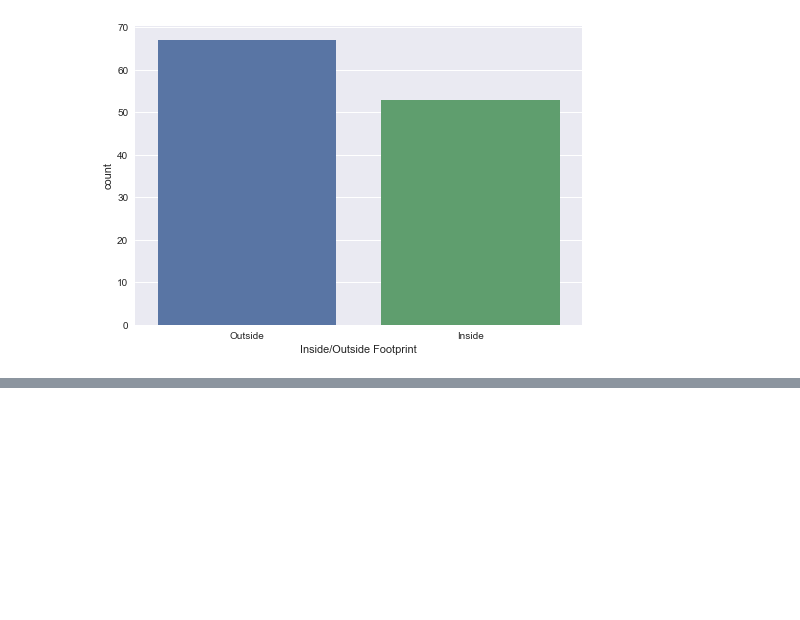
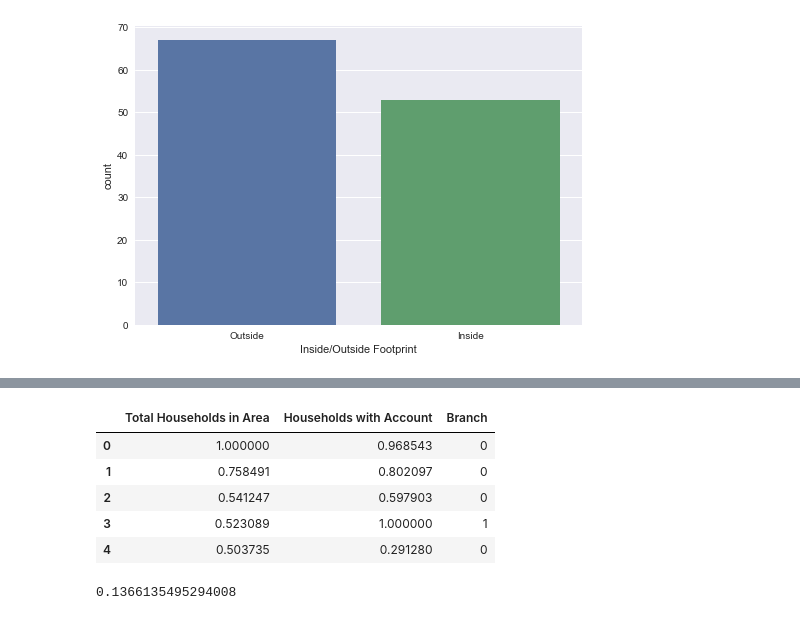
Before and after one commit to ZiaoChen/BC3406, a Jupyter notebook: General/Case 1.ipynb, the cells around one changed output, grey strips where cells are left out. Saved outputs shown, nothing was run; the diff lists cells and outputs as text; code cells hidden in the pictures; blank space fills up the shorter version.

```diff
--- a/General/Case 1.ipynb
+++ b/General/Case 1.ipynb
@@ -38,0 +62,22 @@ plt.show()
+# %%
+data_2 = data_2.drop(["ID"],axis=1)
+data_2.columns = ["Total Households in Area", "Households with Account","Branch"]
+data_2["Branch"] = data_2["Branch"].apply(lambda x: 1 if x == 'Inside' else 0)
+max_total = max(data_2["Total Households in Area"])
+min_total = min(data_2["Total Households in Area"])
+max_acc = max(data_2["Households with Account"])
+min_acc = min(data_2["Households with Account"])
+data_2["Total Households in Area"] = data_2["Total Households in Area"].apply(lambda x: float(x-min_total)/(max_total - min_total))
+data_2["Households with Account"] = data_2["Households with Account"].apply(lambda x: float(x-min_acc)/(max_acc - min_acc))
+data_2.head()
+# %% [output]
+|  | Total Households in Area | Households with Account | Branch |
+| 0 | 1.000000 | 0.968543 | 0 |
+| 1 | 0.758491 | 0.802097 | 0 |
+| 2 | 0.541247 | 0.597903 | 0 |
+| 3 | 0.523089 | 1.000000 | 1 |
+| 4 | 0.503735 | 0.291280 | 0 |
+# %%
+max(data["Coverage Ratio"])
+# %% [output]
+0.1366135495294008
```
Also changed, not shown: parts of 16 cells of this notebook, 3 other files.
